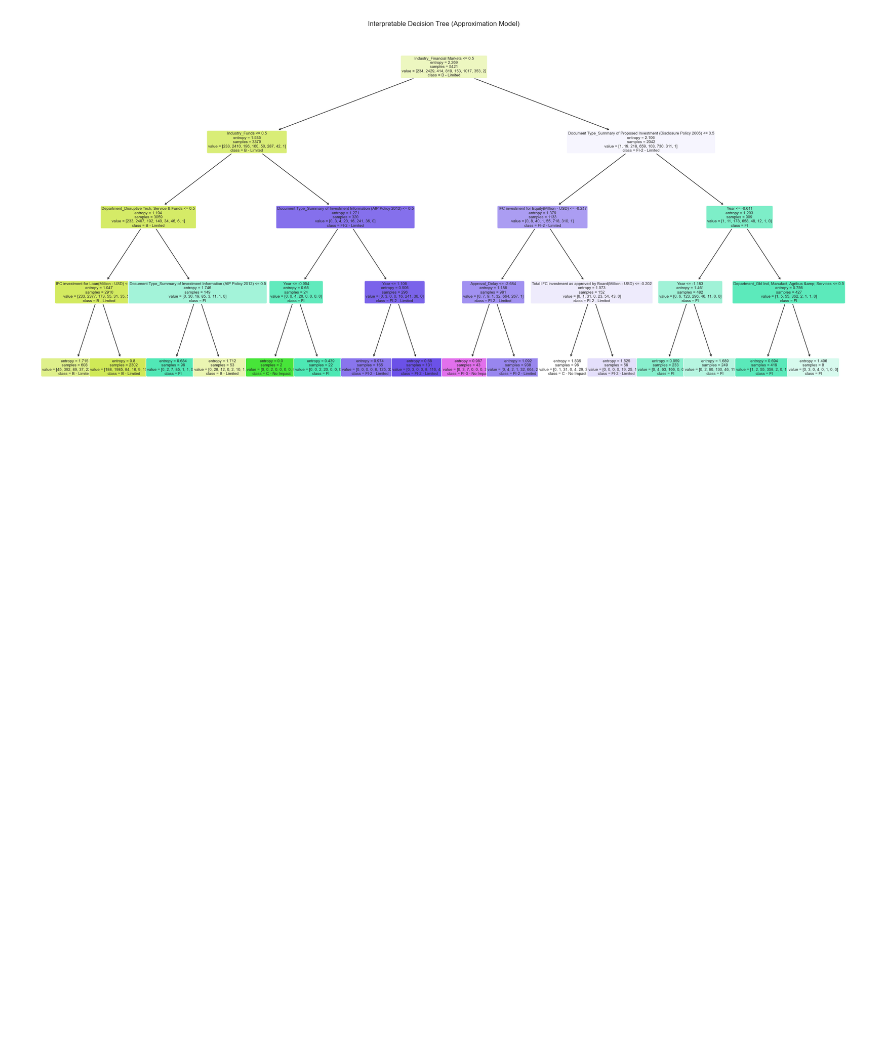
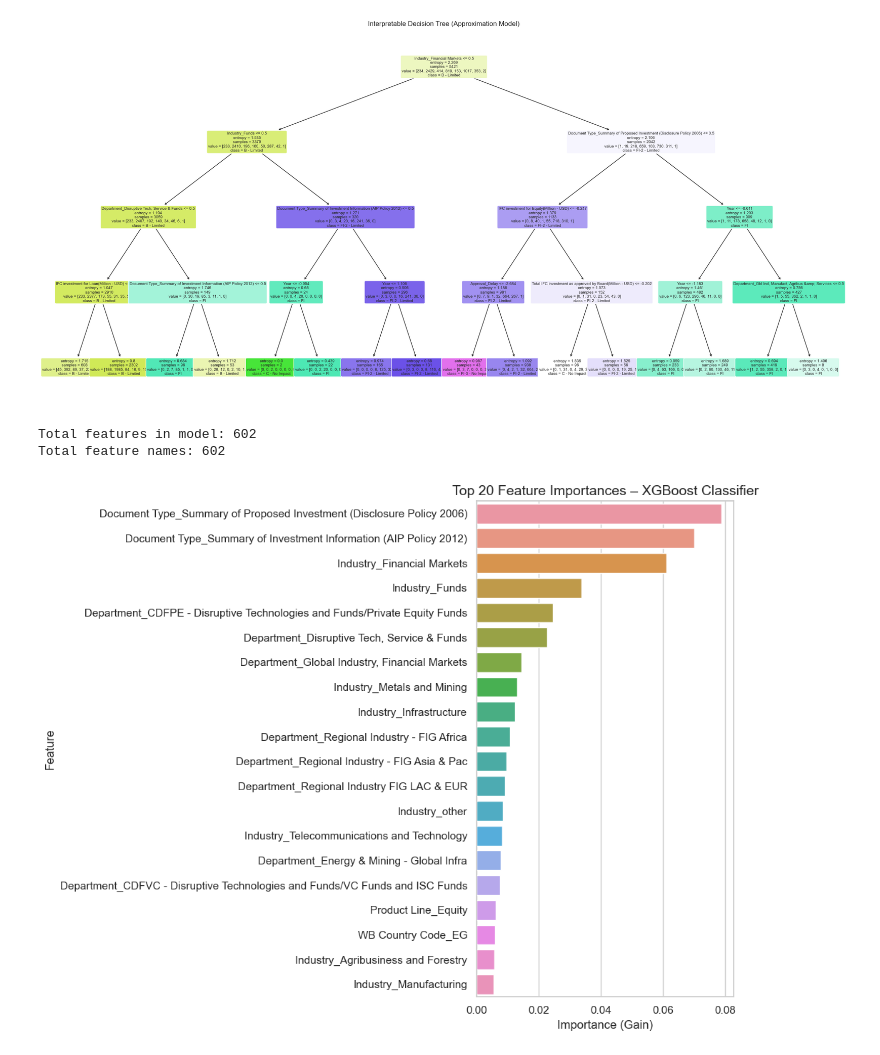
Before and after one commit to Rajabboev/Hybrid_ML_model_investment, a Jupyter notebook: IFC Investment .ipynb, the cells around one changed output. Saved outputs shown, nothing was run; the diff lists cells and outputs as text; code cells hidden in the pictures; blank space fills up the shorter version.

```diff
--- a/IFC Investment .ipynb
+++ b/IFC Investment .ipynb
@@ -1567,3 +1567,49 @@ plt.title("Interpretable Decision Tree (Approximation Model)")
 plt.show()
 # %% [output]
 [figure]
+# %%
+import numpy as np
+import matplotlib.pyplot as plt
+import seaborn as sns
+
+# 1. Extract preprocessor and core XGBoost model from the pipeline
+preprocess = xgb_clf.named_steps['preprocess']
+xgb_core  = xgb_clf.named_steps['model']
+
+# 2. Get feature names after preprocessing
+# Numeric feature names (unchanged)
+num_feature_names = np.array(numeric_features_clf)
+
+# One-hot encoded categorical feature names
+ohe = preprocess.named_transformers_['cat']
+cat_feature_names = ohe.get_feature_names_out(categorical_features_clf)
+
+# Combine into one array in the same order as the transformed matrix
+all_feature_names = np.concatenate([num_feature_names, cat_feature_names])
+
+# 3. Get feature importances from XGBoost
+importances = xgb_core.feature_importances_
+
+# Safety check
+print("Total features in model:", len(importances))
+print("Total feature names:", len(all_feature_names))
+
+# 4. Take Top N most important features
+N = 20
+idx = np.argsort(importances)[::-1][:N]
+
+top_importances = importances[idx]
+top_features    = all_feature_names[idx]
+
+# 5. Plot
+plt.figure(figsize=(10, 8))
+sns.barplot(x=top_importances, y=top_features, orient='h')
+plt.title("Top 20 Feature Importances – XGBoost Classifier", fontsize=14)
+plt.xlabel("Importance (Gain)")
+plt.ylabel("Feature")
+plt.tight_layout()
+plt.show()
+# %% [output]
+Total features in model: 602
+Total feature names: 602
+[figure, added]
```
Also changed, not shown: parts of 6 cells of this notebook, 5 other files.
